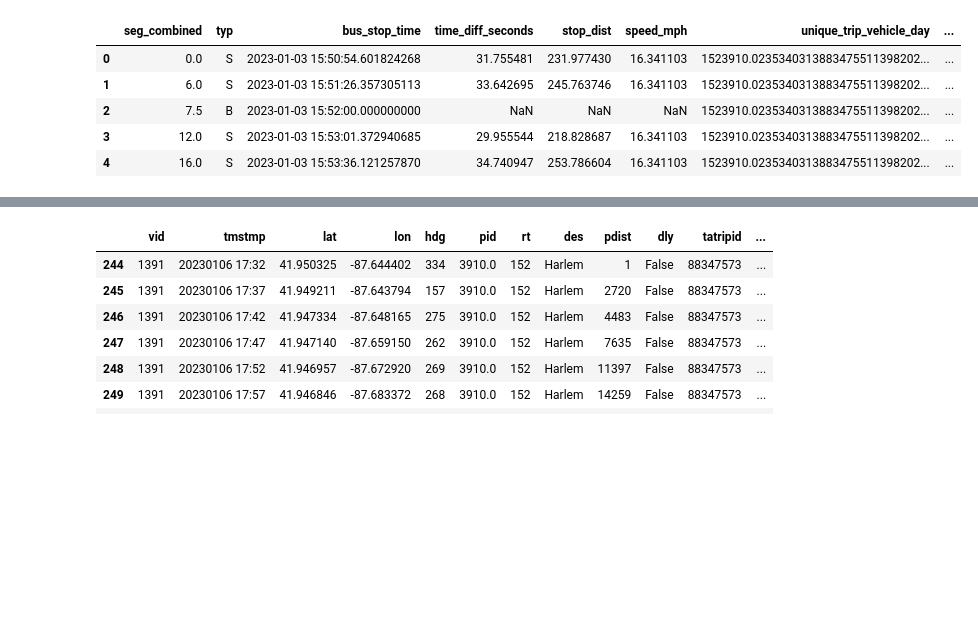
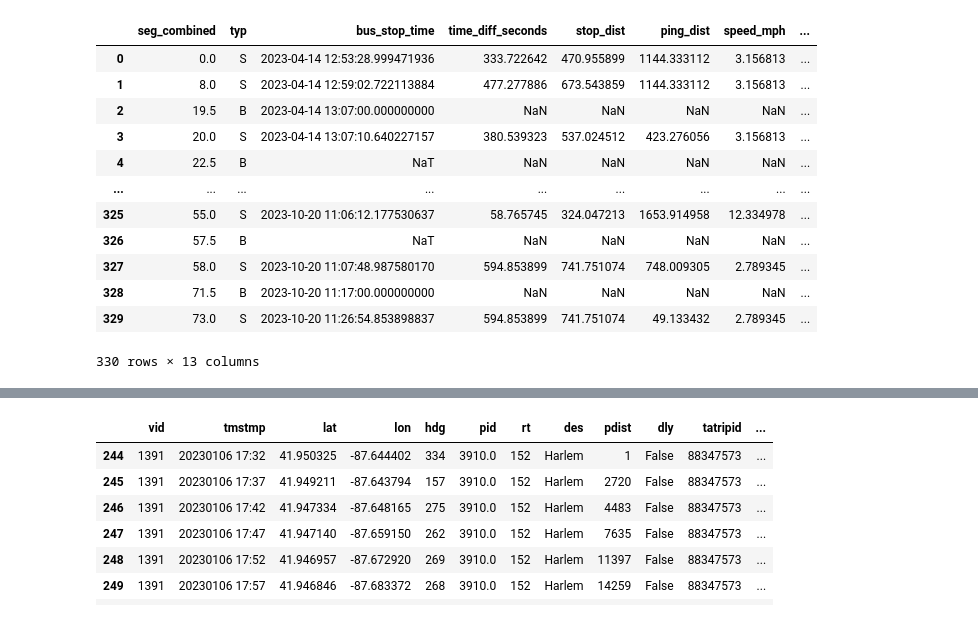
Before and after one commit to mansueto-institute/cta-stop-watch, a Jupyter notebook: cta-stop-watch/cta-stop-etl/explore_qc.ipynb, the cells around one changed output, grey strips where cells are left out. Drawn from its saved outputs; the diff is of its cells as text; code cells hidden in the pictures; blank space fills up the shorter version.

Commit message:
pipeline edits for full run

```diff
--- a/cta-stop-watch/cta-stop-etl/explore_qc.ipynb
+++ b/cta-stop-watch/cta-stop-etl/explore_qc.ipynb
@@ -30,12 +26,19 @@ issue_trips
   'min_max_time_issue_trips': [],
   'very_long_trips': []}]
 # %%
-df1 = gpd.read_parquet("out/trips/test_trips_3910_full.parquet")
-df1.head()
+df1 = gpd.read_parquet("out/trips/test_trips_19400_full.parquet")
+df1
 # %% [output]
-|  | seg_combined | typ | bus_stop_time | time_diff_seconds | stop_dist | speed_mph | unique_trip_vehicle_day | ... |
-| 0 | 0.0 | S | 2023-01-03 15:50:54.601824268 | 31.755481 | 231.977430 | 16.341103 | 1523910.0235340313883475511398202... | ... |
-| 1 | 6.0 | S | 2023-01-03 15:51:26.357305113 | 33.642695 | 245.763746 | 16.341103 | 1523910.0235340313883475511398202... | ... |
-| 2 | 7.5 | B | 2023-01-03 15:52:00.000000000 | NaN | NaN | NaN | 1523910.0235340313883475511398202... | ... |
-| 3 | 12.0 | S | 2023-01-03 15:53:01.372940685 | 29.955544 | 218.828687 | 16.341103 | 1523910.0235340313883475511398202... | ... |
-| 4 | 16.0 | S | 2023-01-03 15:53:36.121257870 | 34.740947 | 253.786604 | 16.341103 | 1523910.0235340313883475511398202... | ... |
+|  | seg_combined | typ | bus_stop_time | time_diff_seconds | stop_dist | ping_dist | speed_mph | ... |
+| 0 | 0.0 | S | 2023-04-14 12:53:28.999471936 | 333.722642 | 470.955899 | 1144.333112 | 3.156813 | ... |
+| 1 | 8.0 | S | 2023-04-14 12:59:02.722113884 | 477.277886 | 673.543859 | 1144.333112 | 3.156813 | ... |
+| 2 | 19.5 | B | 2023-04-14 13:07:00.000000000 | NaN | NaN | NaN | NaN | ... |
+| 3 | 20.0 | S | 2023-04-14 13:07:10.640227157 | 380.539323 | 537.024512 | 423.276056 | 3.156813 | ... |
+| 4 | 22.5 | B | NaT | NaN | NaN | NaN | NaN | ... |
+| ... | ... | ... | ... | ... | ... | ... | ... | ... |
+| 325 | 55.0 | S | 2023-10-20 11:06:12.177530637 | 58.765745 | 324.047213 | 1653.914958 | 12.334978 | ... |
+| 326 | 57.5 | B | NaT | NaN | NaN | NaN | NaN | ... |
+| 327 | 58.0 | S | 2023-10-20 11:07:48.987580170 | 594.853899 | 741.751074 | 748.009305 | 2.789345 | ... |
+| 328 | 71.5 | B | 2023-10-20 11:17:00.000000000 | NaN | NaN | NaN | NaN | ... |
+| 329 | 73.0 | S | 2023-10-20 11:26:54.853898837 | 594.853899 | 741.751074 | 49.133432 | 2.789345 | ... |
+330 rows × 13 columns
```
Also changed, not shown: parts of 4 cells of this notebook, 4 other files.
